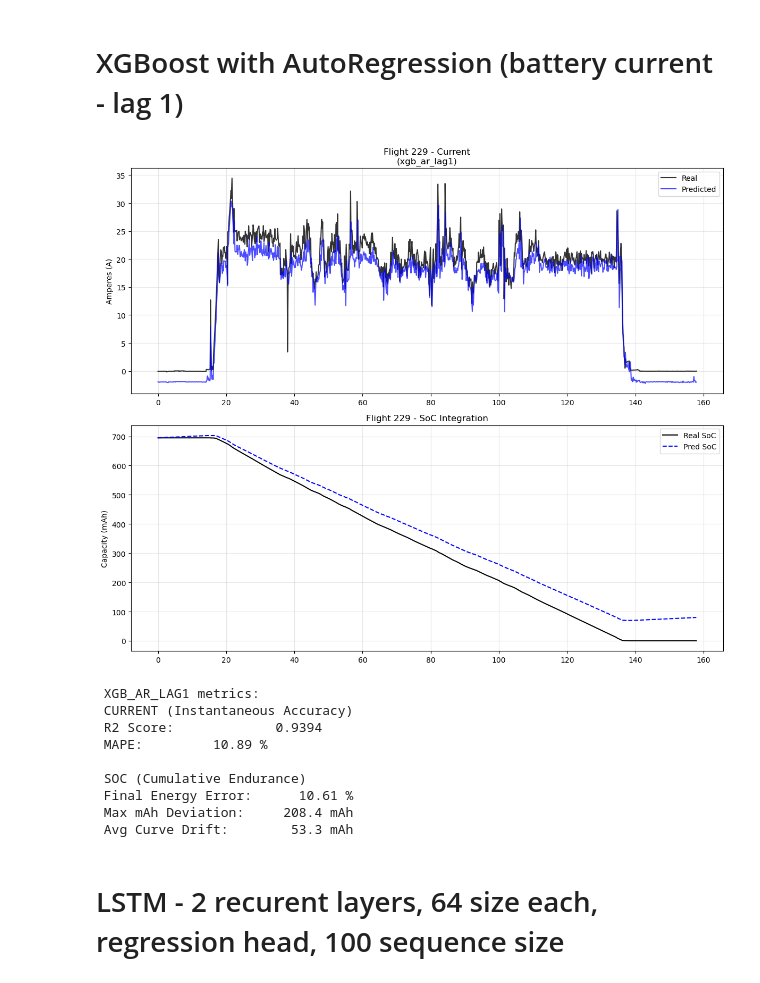
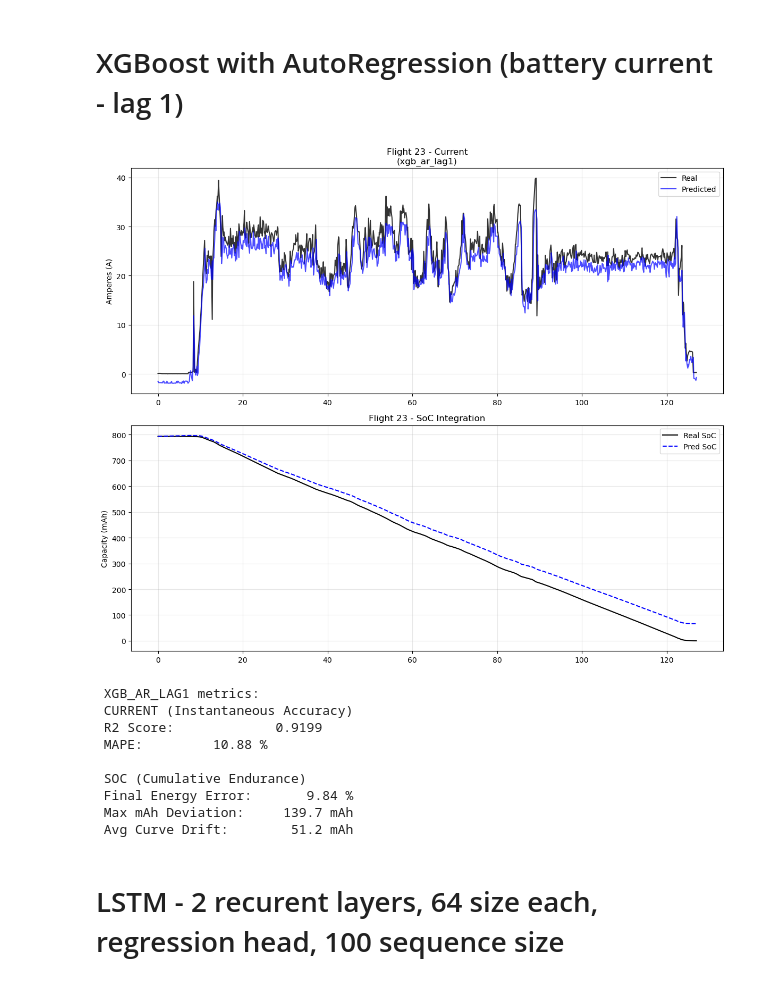
Before and after one commit to Valentine-456/forecasting-ml, a Jupyter notebook: notebooks/Models_comparison.ipynb, the cells around one changed output. Drawn from its saved outputs; the diff is of its cells as text; code cells hidden in the pictures.

```diff
--- a/notebooks/Models_comparison.ipynb
+++ b/notebooks/Models_comparison.ipynb
@@ -109,30 +129,21 @@ https://scikit-learn.org/stable/model_persistence.html#security-maintainability-
 # %% [markdown]
 # XGBoost
 # %%
-# Load dataset
-df = load_flights()
-df = filter_dummy_flights(df)
-df = add_features(df)
-df = compute_soc(df)
-df = add_is_flying(df)
-
 # Configuration and prediction
 cfg = load_config("XGB.yaml")
 features = cfg["features"]
 model_name = cfg["model"]["name"]
-train_df, test_df = train_test_split_flight(df, split_ratio=cfg["train_split"])
 
 model = joblib.load(MODELS_DIR / "xgb.pkl")
-test_df = test_df.copy()
-test_df["battery_current_pred"] = model.predict(test_df[features].fillna(0.0))
+test_df_model = test_df.copy()
+test_df_model["battery_current_pred"] = model.predict(test_df_model[features].fillna(0.0))
 
 # Show graphs for one chosen flight
-random_id = np.random.choice(test_df["flight"].unique())
-plot_flight_results(test_df, random_id, model_name=model_name)
+plot_flight_results(test_df_model, PLOT_FLIGHT_ID, model_name=model_name)
 
 # Metrics
-curr_m = battery_current_metrics(test_df["battery_current"], test_df["battery_current_pred"])
-soc_m = battery_soc_metrics(test_df, test_df["battery_current_pred"])
+curr_m = battery_current_metrics(test_df_model)
+soc_m = battery_soc_metrics(test_df_model)
 print_metrics(model_name, curr_m, soc_m)
 # %% [output]
 configuration generated by an older version of XGBoost, please export the model by calling
@@ -156,43 +167,33 @@ for more details about differences between saving model and serializing.
 # %% [markdown]
 # XGBoost with AutoRegression (battery current - lag 1)
 # %%
-# Load dataset
-df = load_flights()
-df = filter_dummy_flights(df)
-df = add_features(df)
-df = compute_soc(df)
-df = add_is_flying(df)
-df = add_battery_current_ar(df)
-
 # Configuration and prediction
 cfg = load_config("XGB_AR_lag1.yaml")
 features = cfg["features"]
 model_name = cfg["model"]["name"]
-train_df, test_df = train_test_split_flight(df, split_ratio=cfg["train_split"])
 
 model = joblib.load(MODELS_DIR / "xgb_ar_lag1.pkl")
-test_df = test_df.copy()
-test_df["battery_current_pred"] = model.predict(test_df[features].fillna(0.0))
+test_df_model = test_df.copy()
+test_df_model["battery_current_pred"] = model.predict(test_df_model[features].fillna(0.0))
 
 # Show graphs for one chosen flight
-random_id = np.random.choice(test_df["flight"].unique())
-plot_flight_results(test_df, random_id, model_name=model_name)
+plot_flight_results(test_df_model, PLOT_FLIGHT_ID, model_name=model_name)
 
 # Metrics
-curr_m = battery_current_metrics(test_df["battery_current"], test_df["battery_current_pred"])
-soc_m = battery_soc_metrics(test_df, test_df["battery_current_pred"])
+curr_m = battery_current_metrics(test_df_model)
+soc_m = battery_soc_metrics(test_df_model)
 print_metrics(model_name, curr_m, soc_m)
 # %% [output]
-[figure, old version]
+[figure, new version]
  XGB_AR_LAG1 metrics:
  CURRENT (Instantaneous Accuracy)
- R2 Score:             0.9394
- MAPE:         10.89 %
+ R2 Score:             0.9199
+ MAPE:         10.88 %
 
  SOC (Cumulative Endurance)
- Final Energy Error:      10.61 %
- Max mAh Deviation:     208.4 mAh
- Avg Curve Drift:        53.3 mAh
+ Final Energy Error:       9.84 %
+ Max mAh Deviation:     139.7 mAh
+ Avg Curve Drift:        51.2 mAh
 # %% [markdown]
 # LSTM - 2 recurent layers, 64 size each, regression head, 100 sequence size
 # %%
```
Also changed, not shown: parts of 10 cells of this notebook, 19 other files.
